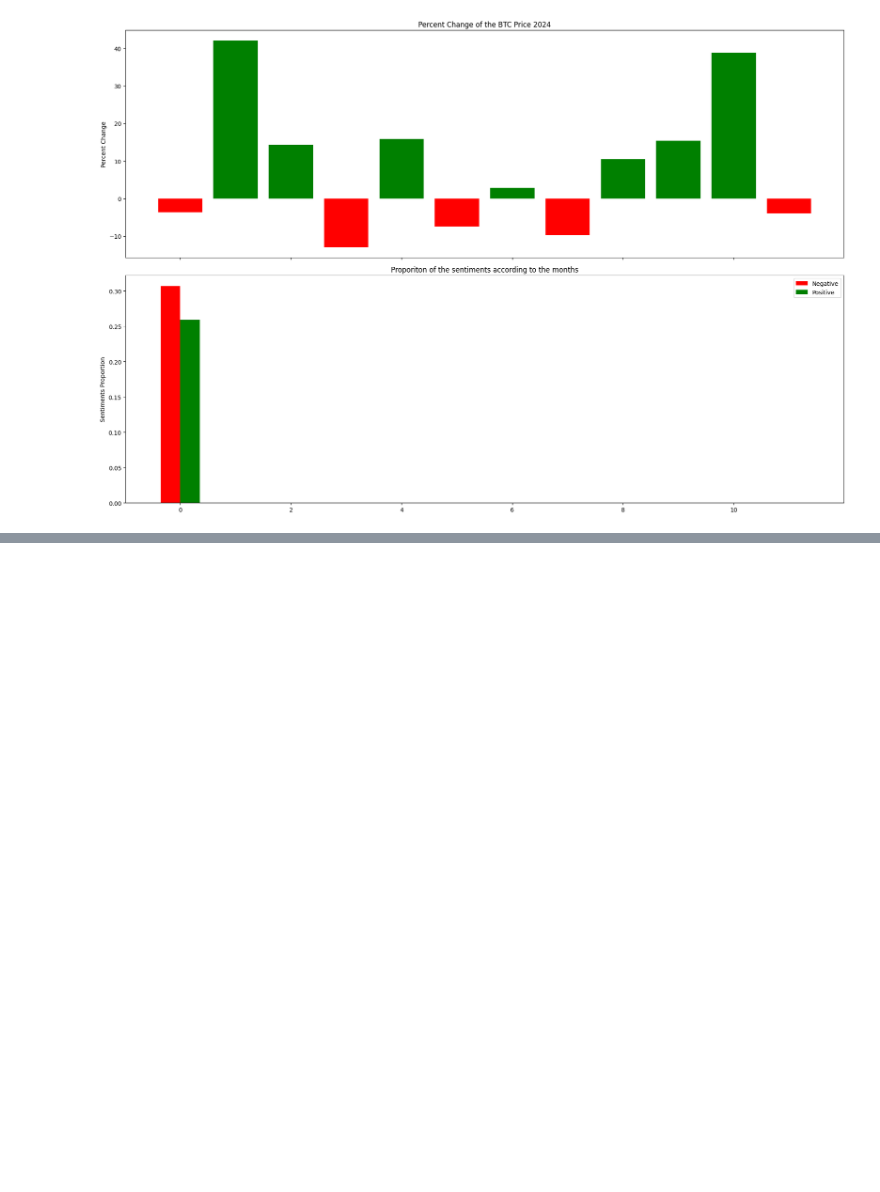
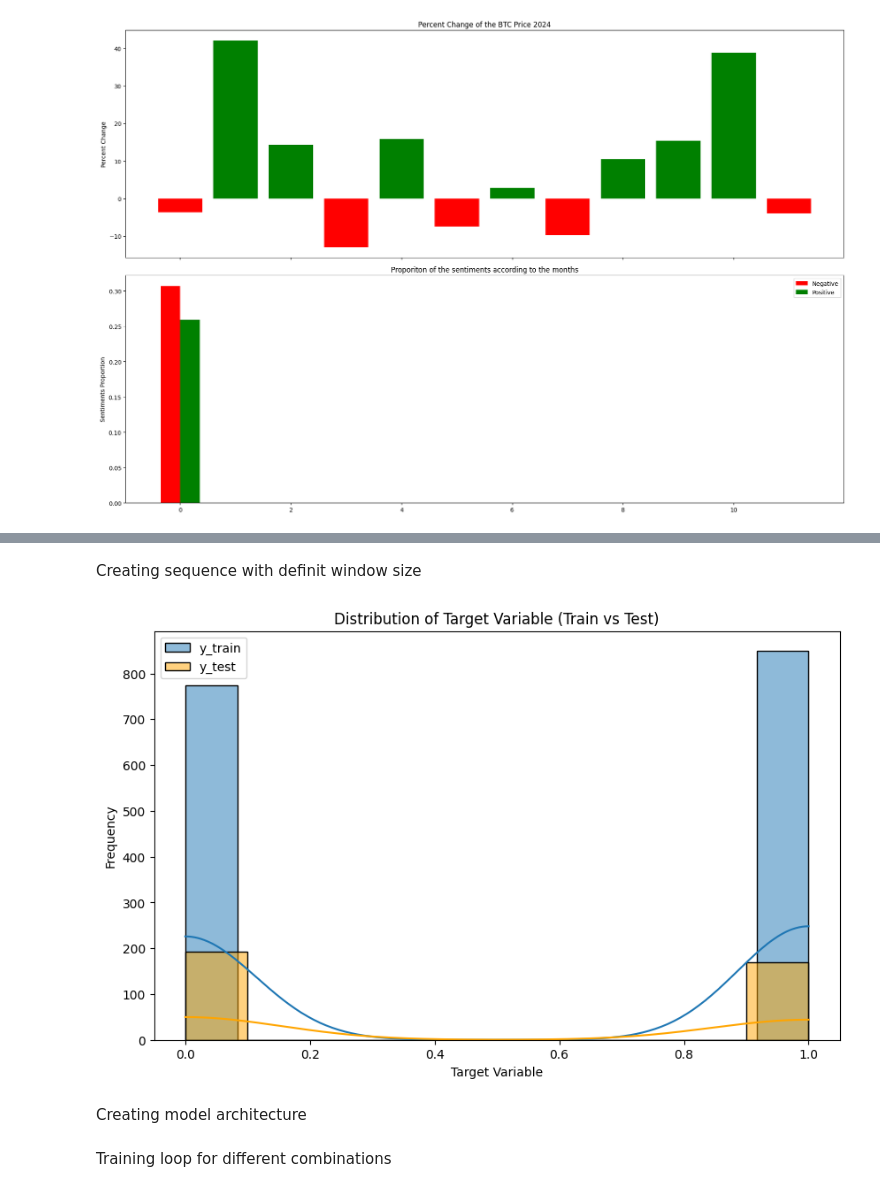
Before and after one commit to Altemir1/BTC-ML-Based-Trading-System, a Jupyter notebook: sentiment_analysis_on_bitcoin.ipynb, the cells around one changed output, grey strips where cells are left out. Saved outputs shown, nothing was run; the diff lists cells and outputs as text; code cells hidden in the pictures; blank space fills up the shorter version.

```diff
--- a/sentiment_analysis_on_bitcoin.ipynb
+++ b/sentiment_analysis_on_bitcoin.ipynb
@@ -439,0 +669,2 @@ for year in years:
+# %% [markdown]
+Creating sequence with definit window size
@@ -439,0 +687,23 @@ for year in years:
+# %%
+
+
+import matplotlib.pyplot as plt
+import seaborn as sns
+
+# Assuming y_train and y_test are defined from the previous code
+# Example:
+# y_train = ...
+# y_test = ...
+
+plt.figure(figsize=(10, 6))
+sns.histplot(y_train, kde=True, label='y_train')
+sns.histplot(y_test, kde=True, label='y_test', color='orange')
+plt.xlabel('Target Variable')
+plt.ylabel('Frequency')
+plt.title('Distribution of Target Variable (Train vs Test)')
+plt.legend()
+plt.show()
+# %% [output]
+[figure, added]
+# %% [markdown]
+Creating model architecture
@@ -439,0 +730,2 @@ for year in years:
+# %% [markdown]
+Training loop for different combinations
```
Also changed, not shown: parts of 30 cells of this notebook.
